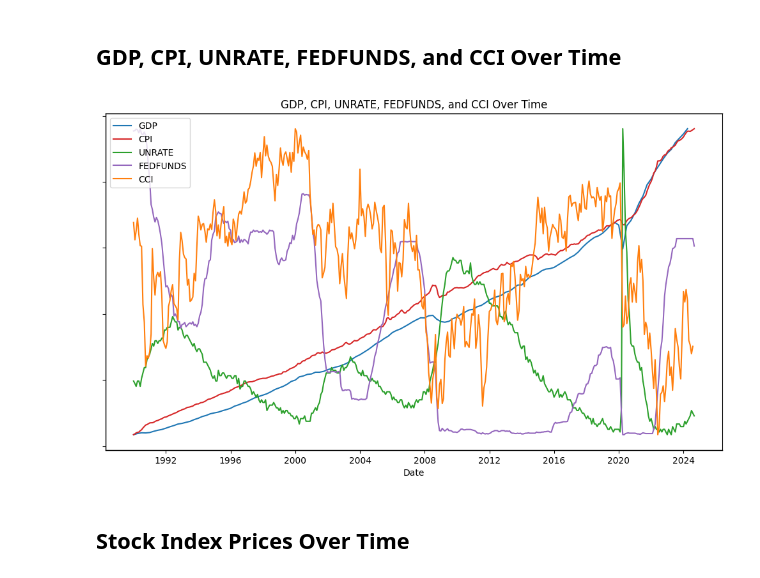
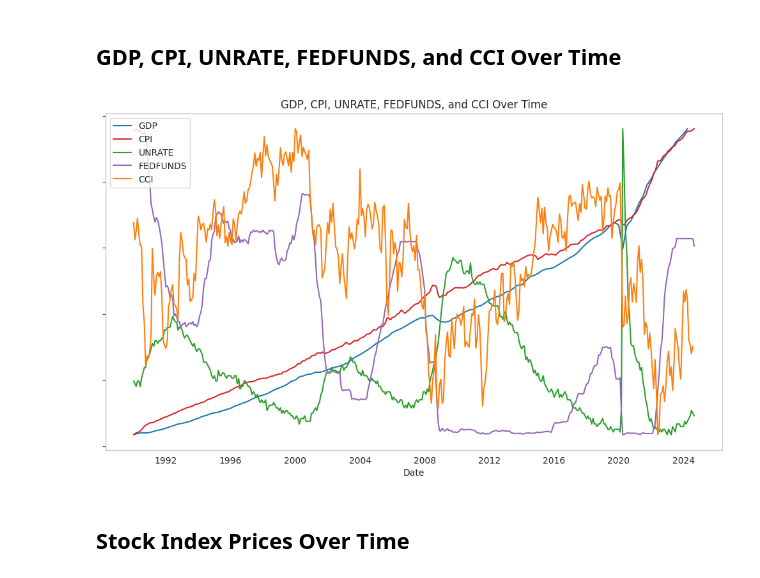
Before and after one commit to MSR2903/FinancialMetrics_Markets, a Jupyter notebook: Notebook_FinancialMetrics_Market.ipynb, the cells around one changed output. Saved outputs shown, nothing was run; the diff lists cells and outputs as text; code cells hidden in the pictures.

```diff
--- a/Notebook_FinancialMetrics_Market.ipynb
+++ b/Notebook_FinancialMetrics_Market.ipynb
@@ -39,7 +39,7 @@ fred_data = {
     'CCI': 'UMCSENT'
 }
 
-fred = Fred(api_key='cbd136333ef1cd65783ab04229be84c1')
+fred = Fred(api_key='')
 
 tickers = {
     'NYSE': '^NYA',
@@ -225,46 +211,46 @@ quarterly_gdp = merged_df.dropna(subset=['GDP'])
 # Plot quarterly GDP
 line1, = ax1.plot(quarterly_gdp['Date'], quarterly_gdp['GDP'], color='tab:blue', label='GDP')
 ax1.tick_params(axis='y', which='both', left=False, labelleft=False)
-
+ax1.grid(False)
 ax2 = ax1.twinx()
 line2, = ax2.plot(merged_df['Date'], merged_df['CPI'], color='tab:red', label='CPI')
 ax2.tick_params(axis='y', which='both', left=False, labelleft=False, right=False, labelright=False)
-
+ax2.grid(False)
 
 ax3 = ax1.twinx()
 ax3.spines['right'].set_position(('outward', 60))  # move the third axis outward
 line3, = ax3.plot(merged_df['Date'], merged_df['UNRATE'], color='tab:green', label='UNRATE')
 ax3.tick_params(axis='y', which='both', left=False, labelleft=False, right=False, labelright=False)
-
+ax3.grid(False)
 
 ax4 = ax1.twinx()
 ax4.spines['right'].set_position(('outward', 120))  # move the fourth axis outward
 line4, = ax4.plot(merged_df['Date'], merged_df['FEDFUNDS'], color='tab:purple', label='FEDFUNDS')
 ax4.tick_params(axis='y', which='both', left=False, labelleft=False, right=False, labelright=False)
-
+ax4.grid(False)
 
 ax5 = ax1.twinx()
 ax5.spines['right'].set_position(('outward', 180))  # move the fifth axis outward
 line5, = ax5.plot(merged_df['Date'], merged_df['CCI'], color='tab:orange', label='CCI')
 ax5.tick_params(axis='y', which='both', left=False, labelleft=False, right=False, labelright=False)
+ax5.grid(False)
 
 ax2.spines['right'].set_visible(False)
 ax3.spines['right'].set_visible(False)
 ax4.spines['right'].set_visible(False)
 ax5.spines['right'].set_visible(False)
 
 # Adding a legend for the colors
 lines = [line1, line2, line3, line4, line5]
 labels = [line.get_label() for line in lines]
 plt.legend(lines, labels, loc='upper left')
 
 # Title and layout adjustments
 fig.tight_layout()
 plt.title('GDP, CPI, UNRATE, FEDFUNDS, and CCI Over Time')
-
 plt.show()
 # %% [output]
-[figure, old version]
+[figure, new version]
 # %% [markdown]
 ## Stock Index Prices Over Time
 # %%
```
Also changed, not shown: parts of 36 cells of this notebook.
